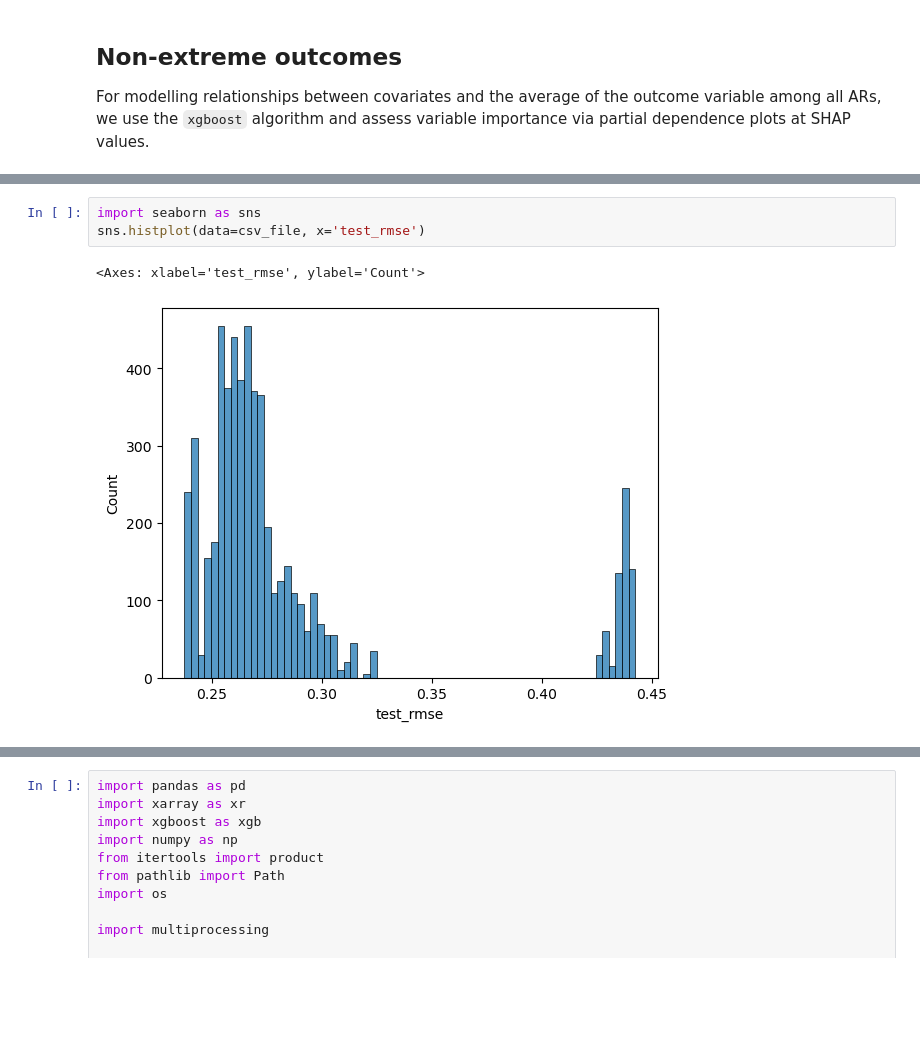
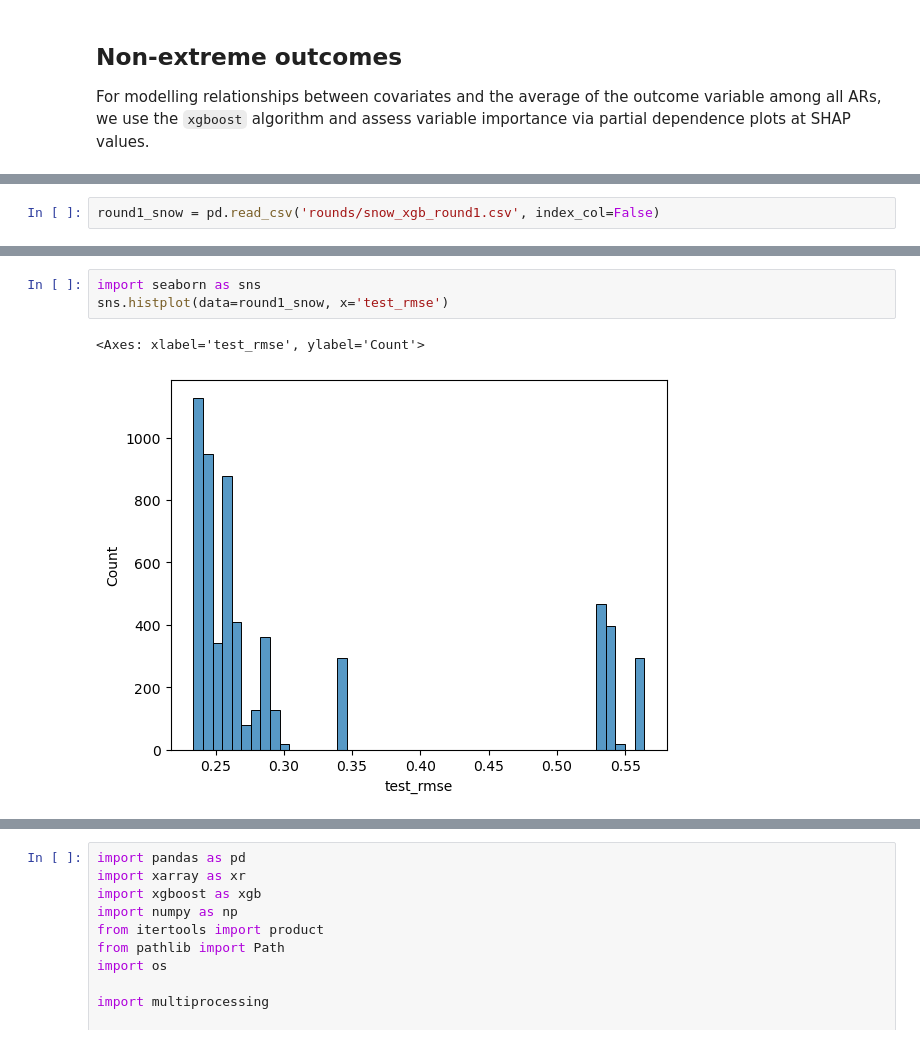
Before and after one commit to jbbutler/extreme_antarctic_ARs, a Jupyter notebook: project/modelling/xgboost/cross_validation/hyperparam_searching.ipynb, the cells around one changed output, grey strips where cells are left out. Drawn from its saved outputs; the diff is of its cells as text; blank space fills up the shorter version.

```diff
--- a/project/modelling/xgboost/cross_validation/hyperparam_searching.ipynb
+++ b/project/modelling/xgboost/cross_validation/hyperparam_searching.ipynb
@@ -117,0 +25,2 @@ csv_file
+# %%
+round1_snow = pd.read_csv('rounds/snow_xgb_round1.csv', index_col=False)
@@ -118,6 +43,6 @@ csv_file
 # %%
 import seaborn as sns
-sns.histplot(data=csv_file, x='test_rmse')
+sns.histplot(data=round1_snow, x='test_rmse')
 # %% [output]
 <Axes: xlabel='test_rmse', ylabel='Count'>
-[figure, old version]
+[figure, new version]
```
Also changed, not shown: parts of 30 cells of this notebook, 8 other files.
